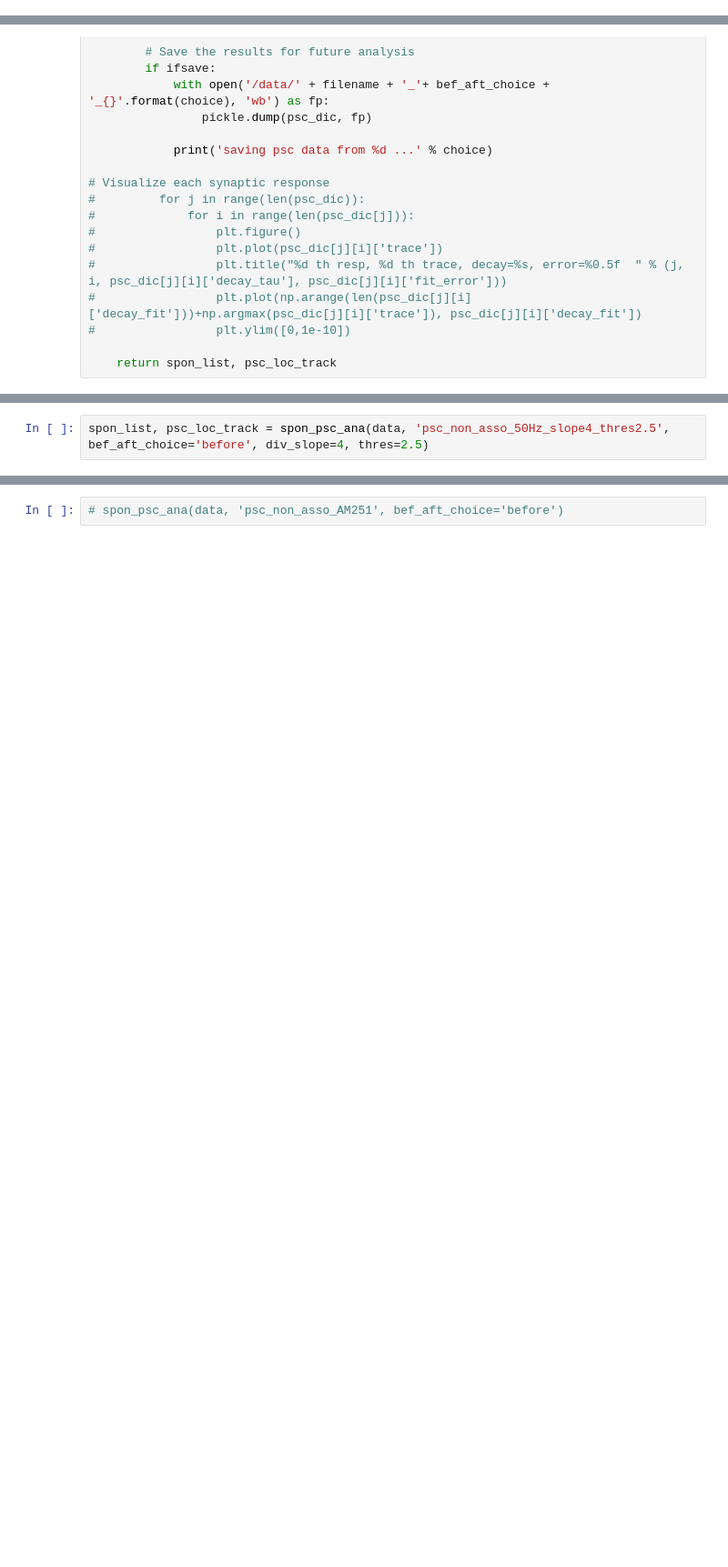
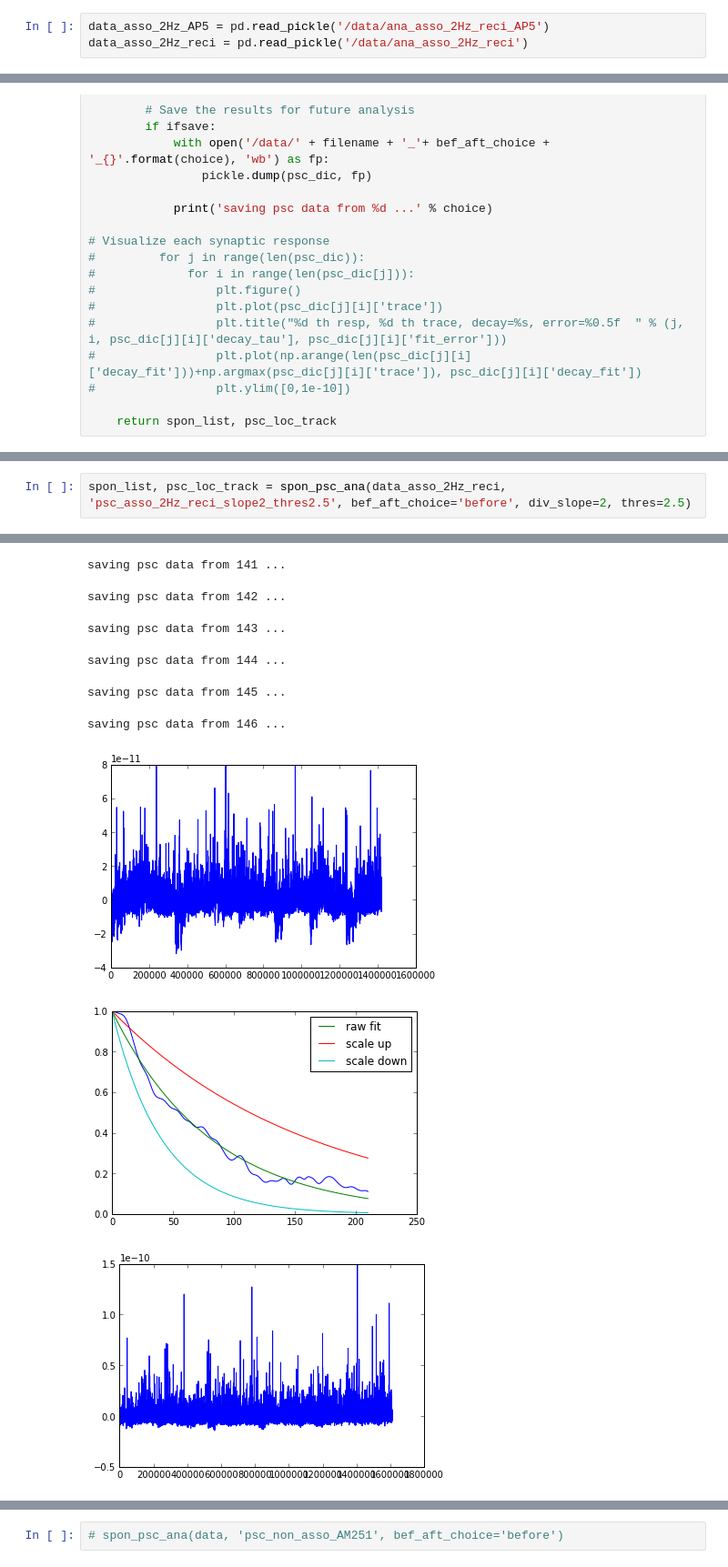
Before and after one commit to ShuangLiBCM/Patch_data_ana, a Jupyter notebook: Notebooks/Spon_ana_func_run1.ipynb, the cells around one changed output, grey strips where cells are left out. Shown at 91% size. Saved outputs shown, nothing was run; the diff lists cells and outputs as text; blank space fills up the shorter version.

```diff
--- a/Notebooks/Spon_ana_func_run1.ipynb
+++ b/Notebooks/Spon_ana_func_run1.ipynb
@@ -32,0 +21,3 @@ data
+# %%
+data_asso_2Hz_AP5 = pd.read_pickle('/data/ana_asso_2Hz_reci_AP5')
+data_asso_2Hz_reci = pd.read_pickle('/data/ana_asso_2Hz_reci')
@@ -109,2 +116,3 @@ def spon_psc_ana(df, filename, bef_aft_choice='before', ifsave=True, ifTrace_ana
 # %%
-spon_list, psc_loc_track = spon_psc_ana(data, 'psc_non_asso_50Hz_slope4_thres2.5', bef_aft_choice='before', div_slope=4, thres=2.5)
+spon_list, psc_loc_track = spon_psc_ana(data_asso_2Hz_reci, 'psc_asso_2Hz_reci_slope2_thres2.5', bef_aft_choice='before', div_slope=2, thres=2.5)
+# %% [output]
@@ -110,0 +121,9 @@ spon_list, psc_loc_track = spon_psc_ana(data, 'psc_non_asso_50Hz_slope4_thres2.5
+saving psc data from 141 ...
+saving psc data from 142 ...
+saving psc data from 143 ...
+saving psc data from 144 ...
+saving psc data from 145 ...
+saving psc data from 146 ...
+[figure, added]
+[figure, added]
+[figure, added]
```
Also changed, not shown: parts of 11 cells of this notebook, 56 other files.
